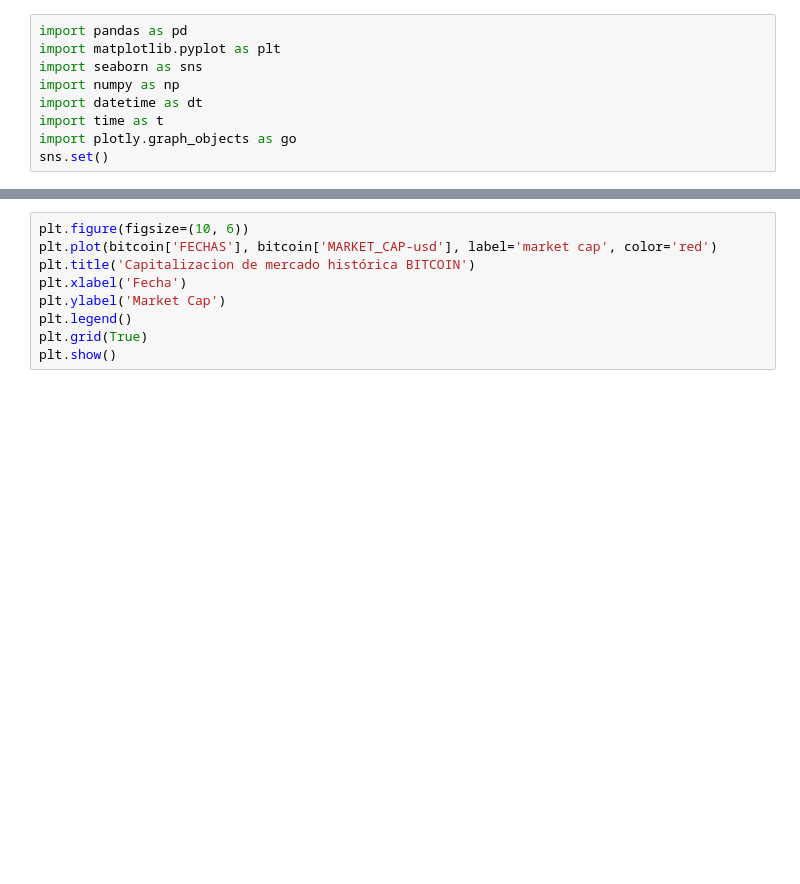
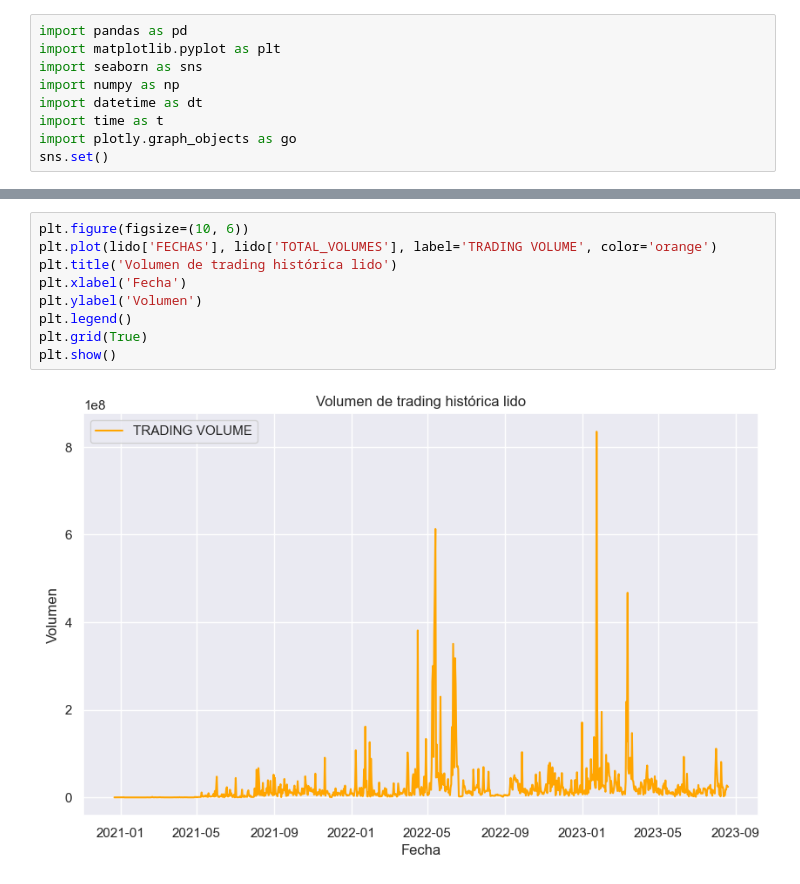
Before and after one commit to Constanzafl/Proyecto2_Data_Analytics, a Jupyter notebook: EDA/EDAlidostacked.ipynb, the cells around one changed output, grey strips where cells are left out. Cells and saved outputs as stored; diff of their text form; blank space fills up the shorter version.

```diff
--- a/EDA/EDAlidostacked.ipynb
+++ b/EDA/EDAlidostacked.ipynb
@@ -36,12 +63,14 @@ plt.show()
 # %%
 plt.figure(figsize=(10, 6))
-plt.plot(bitcoin['FECHAS'], bitcoin['MARKET_CAP-usd'], label='market cap', color='red')
-plt.title('Capitalizacion de mercado histórica BITCOIN')
+plt.plot(lido['FECHAS'], lido['TOTAL_VOLUMES'], label='TRADING VOLUME', color='orange')
+plt.title('Volumen de trading histórica lido')
 plt.xlabel('Fecha')
-plt.ylabel('Market Cap')
+plt.ylabel('Volumen')
 plt.legend()
 plt.grid(True)
 plt.show()
+# %% [output]
+[figure, added]
 # %%
 from ta.momentum import RSIIndicator
 
```
Also changed, not shown: parts of 13 cells of this notebook, 14 other files.
